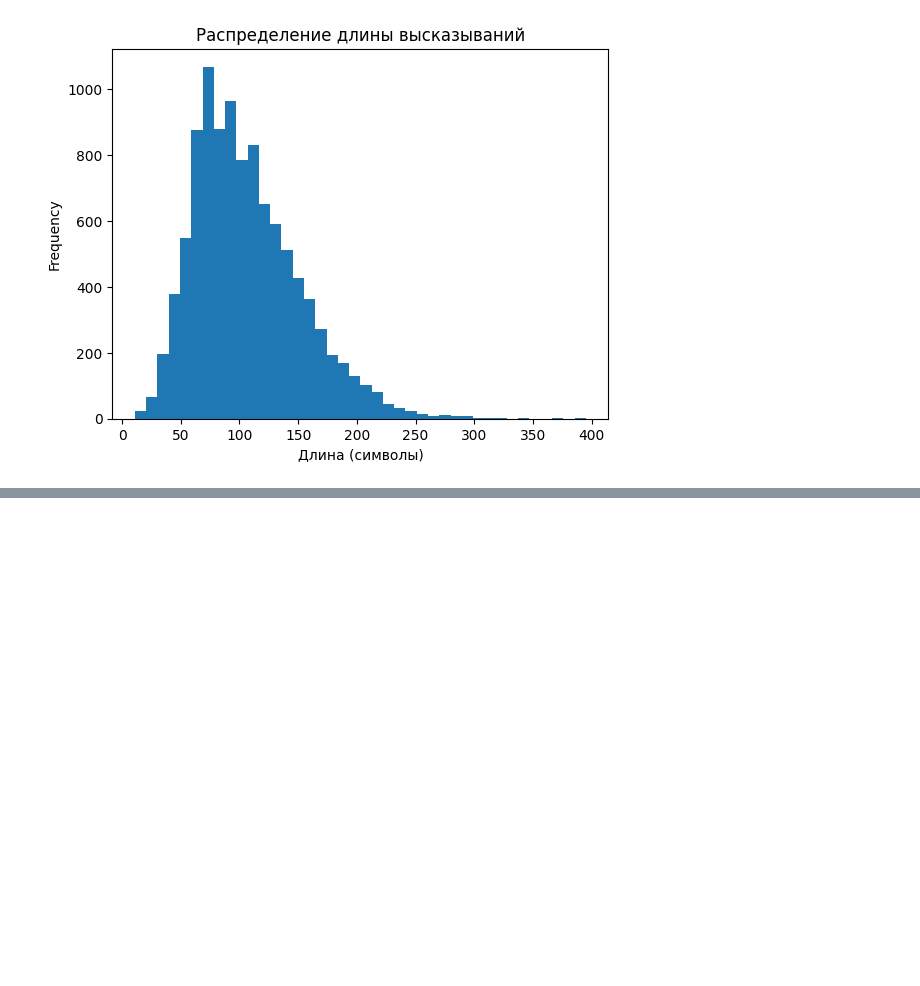
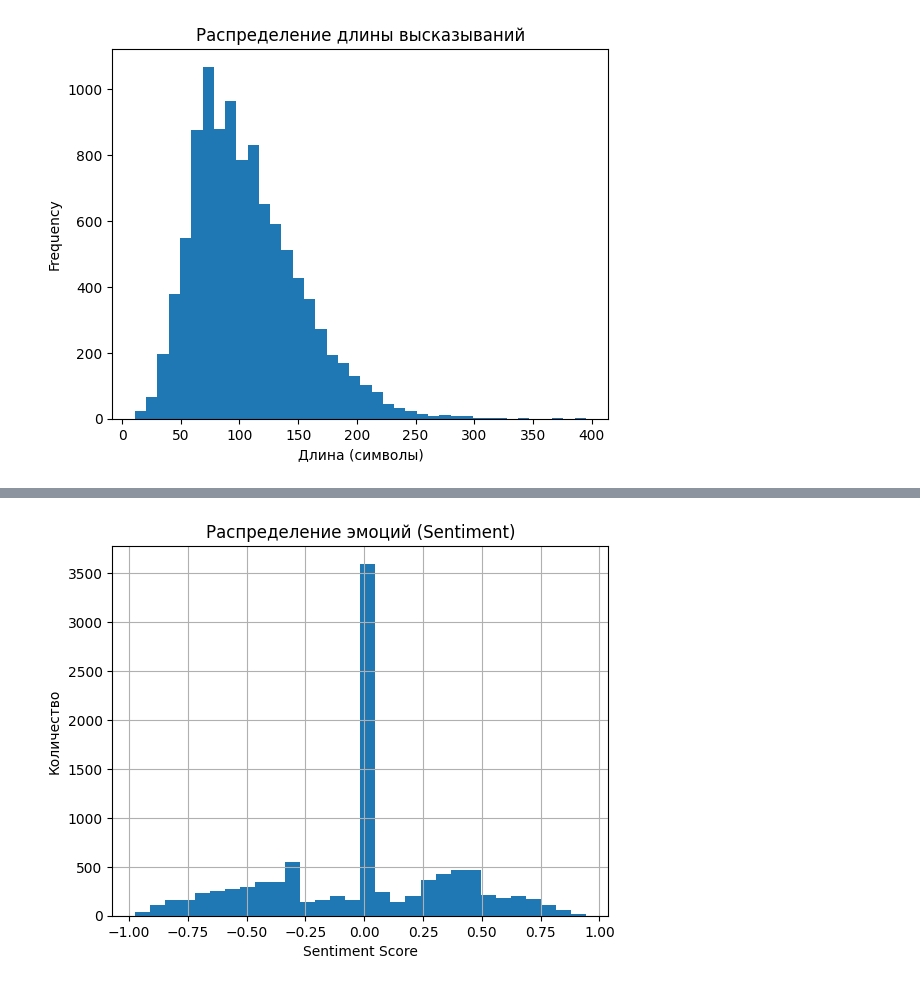
Before and after one commit to nihsioK/nlp-disinformation-detection-aitu, a Jupyter notebook: notebooks/01_eda_liart.ipynb, the cells around one changed output, grey strips where cells are left out. Cells and saved outputs as stored; diff of their text form; code cells hidden in the pictures; blank space fills up the shorter version.

```diff
--- a/notebooks/01_eda_liart.ipynb
+++ b/notebooks/01_eda_liart.ipynb
@@ -27,0 +37,17 @@ plt.show()
+# %%
+# Analyzing the sentiment of statements in the dataset using the VADER sentiment analysis tool.
+# The 'compound' score ranges from -1 (negative) to 1 (positive), with 0 being neutral.
+
+from nltk.sentiment import SentimentIntensityAnalyzer
+
+sia = SentimentIntensityAnalyzer()
+
+df['sentiment'] = df['statement'].apply(lambda x: sia.polarity_scores(x)['compound'])
+
+ax = df['sentiment'].hist(bins=30)
+ax.set_title('Распределение эмоций (Sentiment)')
+ax.set_xlabel('Sentiment Score')
+ax.set_ylabel('Количество')
+plt.show()
+# %% [output]
+[figure, added]
```
Also changed, not shown: parts of 1 cell of this notebook, 1 other file.
